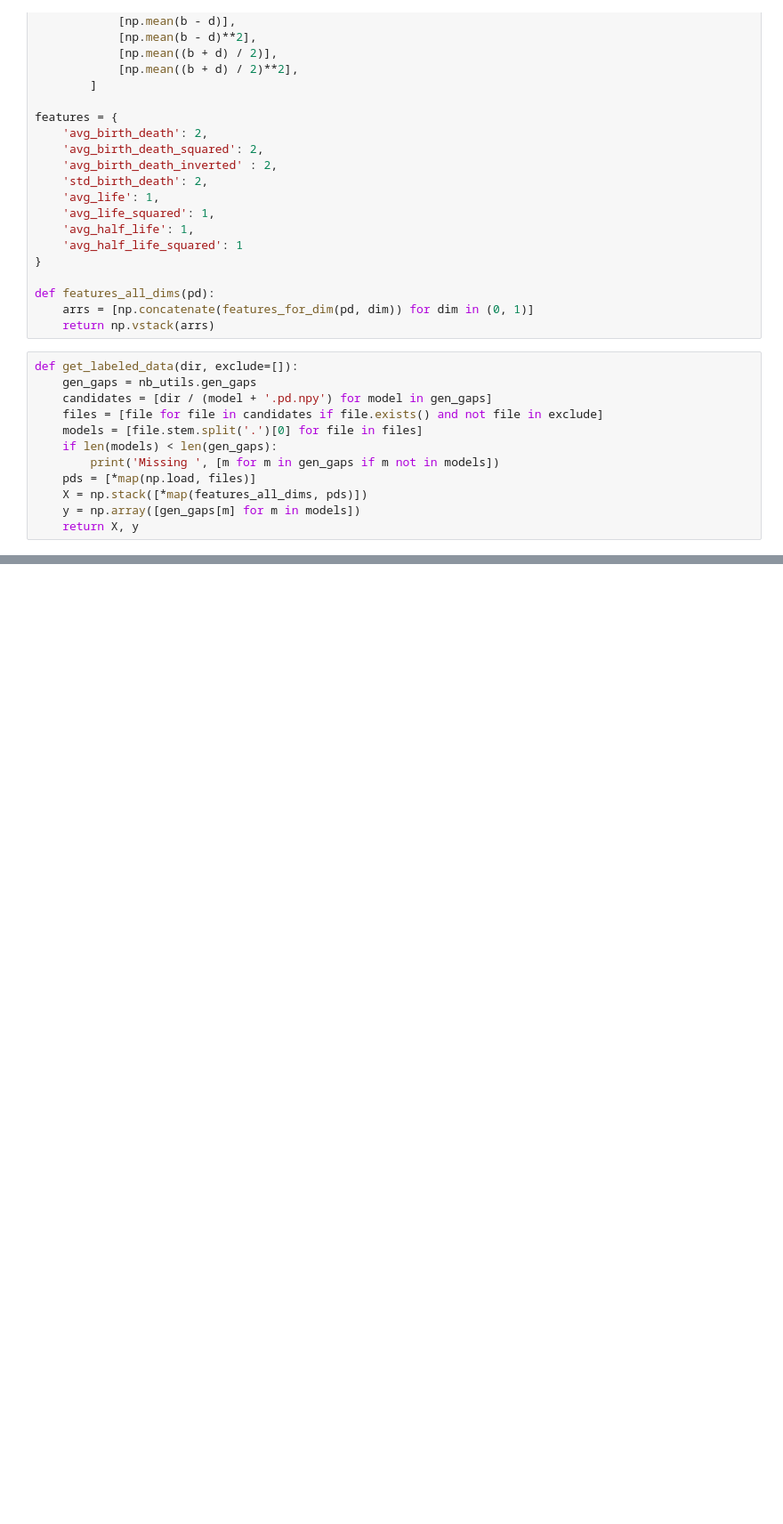
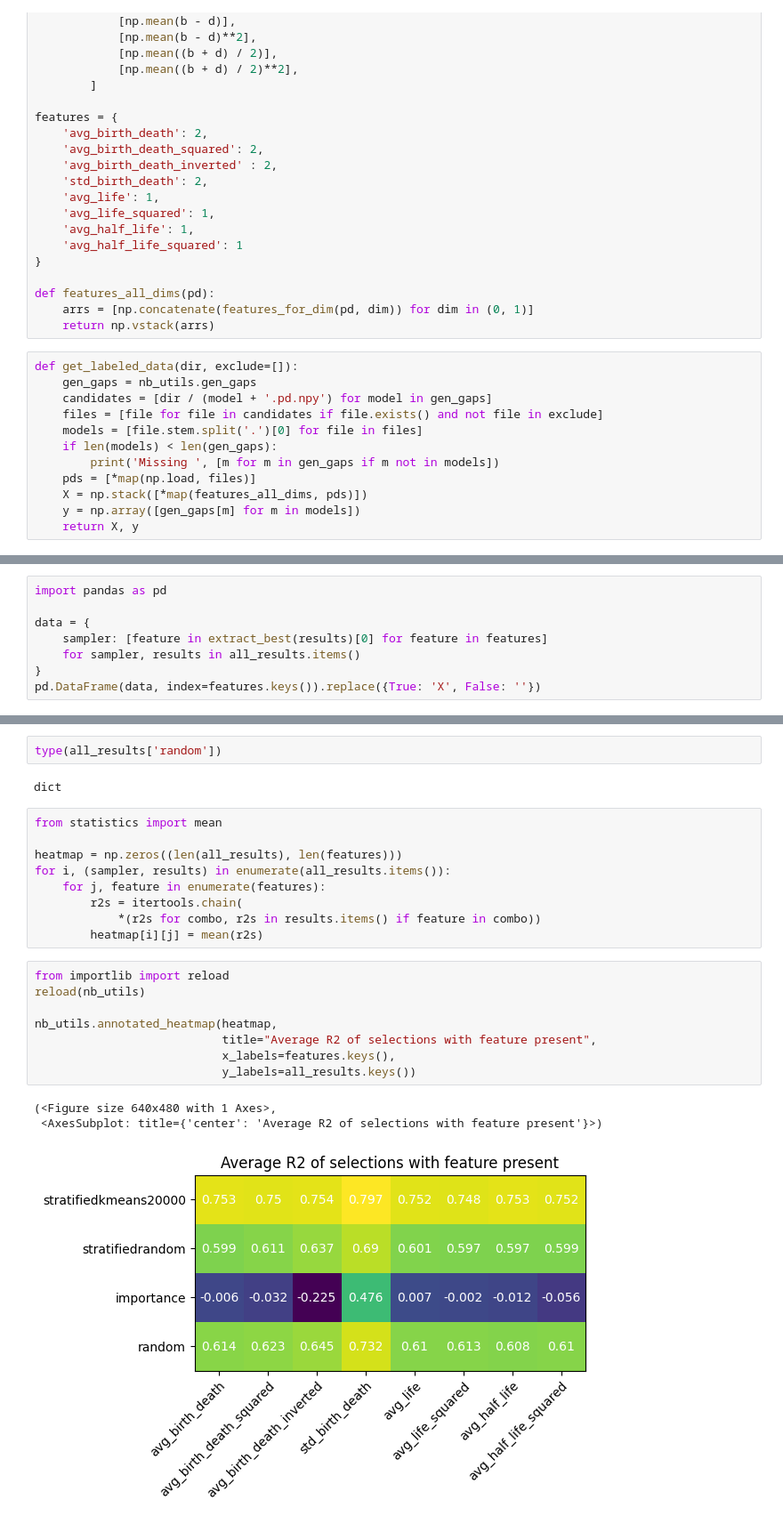
Before and after one commit to carpelli/tfm, a Jupyter notebook: tfm/notebooks/regression.ipynb, the cells around one changed output, grey strips where cells are left out. Shown at 89% size. Drawn from its saved outputs; the diff is of its cells as text; blank space fills up the shorter version.

```diff
--- a/tfm/notebooks/regression.ipynb
+++ b/tfm/notebooks/regression.ipynb
@@ -137,0 +148,8 @@ for exp_ix, ax in enumerate(axs):
+# %%
+import pandas as pd
+
+data = {
+	sampler: [feature in extract_best(results)[0] for feature in features]
+	for sampler, results in all_results.items()
+}
+pd.DataFrame(data, index=features.keys()).replace({True: 'X', False: ''})
@@ -137,0 +166,25 @@ for exp_ix, ax in enumerate(axs):
+# %%
+type(all_results['random'])
+# %% [output]
+dict
+# %%
+from statistics import mean
+
+heatmap = np.zeros((len(all_results), len(features)))
+for i, (sampler, results) in enumerate(all_results.items()):
+	for j, feature in enumerate(features):
+		r2s = itertools.chain(
+			*(r2s for combo, r2s in results.items() if feature in combo))
+		heatmap[i][j] = mean(r2s)
+# %%
+from importlib import reload
+reload(nb_utils)
+
+nb_utils.annotated_heatmap(heatmap,
+						   title="Average R2 of selections with feature present",
+						   x_labels=features.keys(),
+						   y_labels=all_results.keys())
+# %% [output]
+(<Figure size 640x480 with 1 Axes>,
+ <AxesSubplot: title={'center': 'Average R2 of selections with feature present'}>)
+[figure, added]
```
Also changed, not shown: parts of 5 cells of this notebook, 1 other file.
